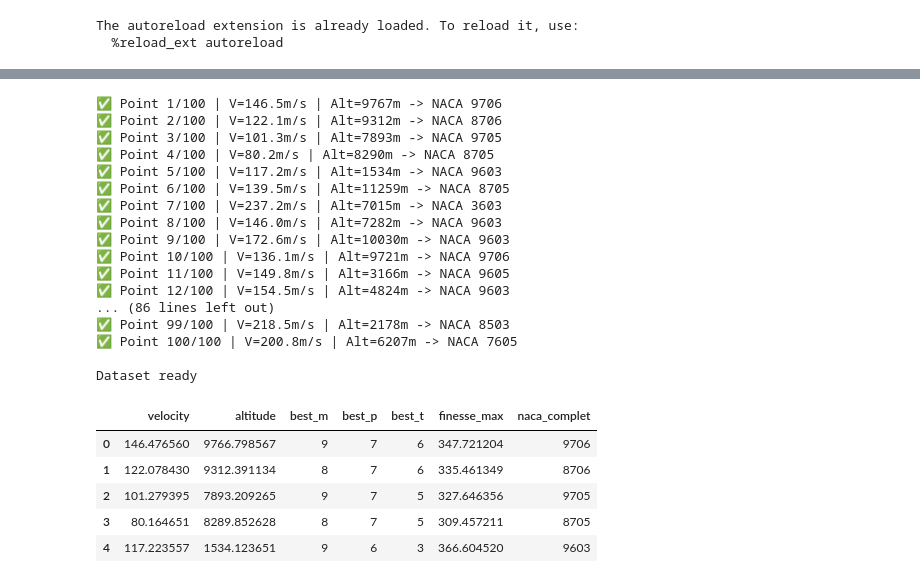
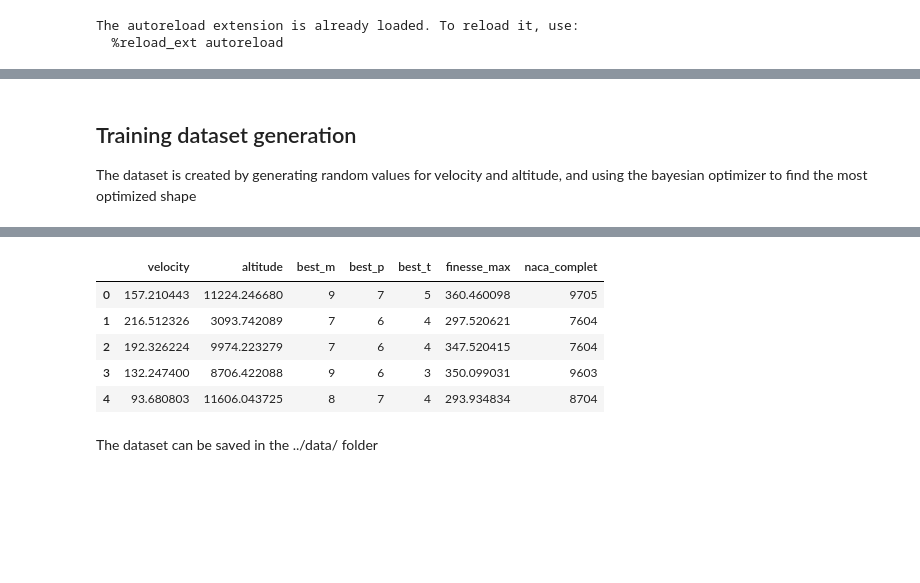
Before and after one commit to AntoineBert/Foil-Optimization-AI, a Jupyter notebook: notebooks/02_dataset_generate.ipynb, the cells around one changed output, grey strips where cells are left out. Drawn from its saved outputs; the diff is of its cells as text; code cells hidden in the pictures; blank space fills up the shorter version.

```diff
--- a/notebooks/02_dataset_generate.ipynb
+++ b/notebooks/02_dataset_generate.ipynb
@@ -18,53 +51,34 @@ The autoreload extension is already loaded. To reload it, use:
+# %% [markdown]
+## Training dataset generation
+
+The dataset is created by generating random values for velocity and altitude, and using the bayesian optimizer to find the most optimized shape
 # %%
-# Fixed parameters
-CHORD = 1
-ALPHA = 0
+# Configuration
 N_POINTS_DATASET = 100
 N_TRIALS_PER_OPTI = 100
 dataset = []
 
+optimizer = AirfoilOptimizer(chord=1.0, alpha=0.0)
+
 for i in range(N_POINTS_DATASET):
-    v_target = np.random.uniform(50, 250)    # Velocity between 10 et 45 m/s
-    alt_target = np.random.uniform(0, 12000) # Altitude between 0 et 2500 m
-    study = optuna.create_study(direction="maximize")
+    v_target = np.random.uniform(50, 250)
+    alt_target = np.random.uniform(0, 12000)
 
-    def objective(trial):
-        m = trial.suggest_int("m", 0, 9)
-        p = trial.suggest_int("p", 0, 9)
-        t = trial.suggest_int("t", 1, 40)
+    best, finesse = optimizer.find_best_airfoil(v_target, alt_target, n_trials=N_TRIALS_PER_OPTI)
 
-        af = AirfoilGeometry(n_points=100)
-        xu, yu, xl, yl = af.generate_naca4(m_int=m, p_int=p, t_int=t)
-        x_coords, y_coords = af.get_coords_for_solver(xu, yu, xl, yl)
-
-        solver = AeroSolver(altitude=alt_target, velocity=v_target, chord=CHORD)
-        res = solver.solve(x_coords, y_coords, alpha=ALPHA)
-
-        cl = res['cl'][0]
-        cd = res['cd'][0]
-
-        if cd <= 0: return 0
-
-        return cl / cd
-
-    optuna.logging.set_verbosity(optuna.logging.WARNING)
-
-    study.optimize(objective, n_trials=N_TRIALS_PER_OPTI, show_progress_bar=False)
-
-    best = study.best_params
     dataset.append({
         'velocity': v_target,
         'altitude': alt_target,
         'best_m': best['m'],
         'best_p': best['p'],
         'best_t': int(best['t']),
-        'finesse_max': study.best_value,
+        'finesse_max': finesse,
         'naca_complet': f"{best['m']}{best['p']}{int(best['t']):02d}"
     })
 
-    print(f"✅ Point {i+1}/{N_POINTS_DATASET} | V={v_target:.1f}m/s | Alt={alt_target:.0f}m -> NACA {dataset[-1]['naca_complet']}")
+    print(f"✅ Point {i+1}/{N_POINTS_DATASET} | V={v_target:>5.1f}m/s | Alt={alt_target:>5.0f}m -> NACA {dataset[-1]['naca_complet']}")
 
 df_airfoil_ai = pd.DataFrame(dataset)
-print("\nDataset ready")
+print("\n Dataset Generation Complete!")
 display(df_airfoil_ai.head())
 # %% [output]
@@ -72,24 +102,9 @@ display(df_airfoil_ai.head())
-✅ Point 1/100 | V=146.5m/s | Alt=9767m -> NACA 9706
-✅ Point 2/100 | V=122.1m/s | Alt=9312m -> NACA 8706
-✅ Point 3/100 | V=101.3m/s | Alt=7893m -> NACA 9705
-✅ Point 4/100 | V=80.2m/s | Alt=8290m -> NACA 8705
-✅ Point 5/100 | V=117.2m/s | Alt=1534m -> NACA 9603
-✅ Point 6/100 | V=139.5m/s | Alt=11259m -> NACA 8705
-✅ Point 7/100 | V=237.2m/s | Alt=7015m -> NACA 3603
-✅ Point 8/100 | V=146.0m/s | Alt=7282m -> NACA 9603
-✅ Point 9/100 | V=172.6m/s | Alt=10030m -> NACA 9603
-✅ Point 10/100 | V=136.1m/s | Alt=9721m -> NACA 9706
-✅ Point 11/100 | V=149.8m/s | Alt=3166m -> NACA 9605
-✅ Point 12/100 | V=154.5m/s | Alt=4824m -> NACA 9603
-... (86 lines left out)
-✅ Point 99/100 | V=218.5m/s | Alt=2178m -> NACA 8503
-✅ Point 100/100 | V=200.8m/s | Alt=6207m -> NACA 7605
-
-Dataset ready
 |  | velocity | altitude | best_m | best_p | best_t | finesse_max | naca_complet |
-| 0 | 146.476560 | 9766.798567 | 9 | 7 | 6 | 347.721204 | 9706 |
-| 1 | 122.078430 | 9312.391134 | 8 | 7 | 6 | 335.461349 | 8706 |
-| 2 | 101.279395 | 7893.209265 | 9 | 7 | 5 | 327.646356 | 9705 |
-| 3 | 80.164651 | 8289.852628 | 8 | 7 | 5 | 309.457211 | 8705 |
-| 4 | 117.223557 | 1534.123651 | 9 | 6 | 3 | 366.604520 | 9603 |
+| 0 | 157.210443 | 11224.246680 | 9 | 7 | 5 | 360.460098 | 9705 |
+| 1 | 216.512326 | 3093.742089 | 7 | 6 | 4 | 297.520621 | 7604 |
+| 2 | 192.326224 | 9974.223279 | 7 | 6 | 4 | 347.520415 | 7604 |
+| 3 | 132.247400 | 8706.422088 | 9 | 6 | 3 | 350.099031 | 9603 |
+| 4 | 93.680803 | 11606.043725 | 8 | 7 | 4 | 293.934834 | 8704 |
+# %% [markdown]
+The dataset can be saved in the ../data/ folder
 # %%
```
Also changed, not shown: parts of 6 cells of this notebook, 9 other files.
